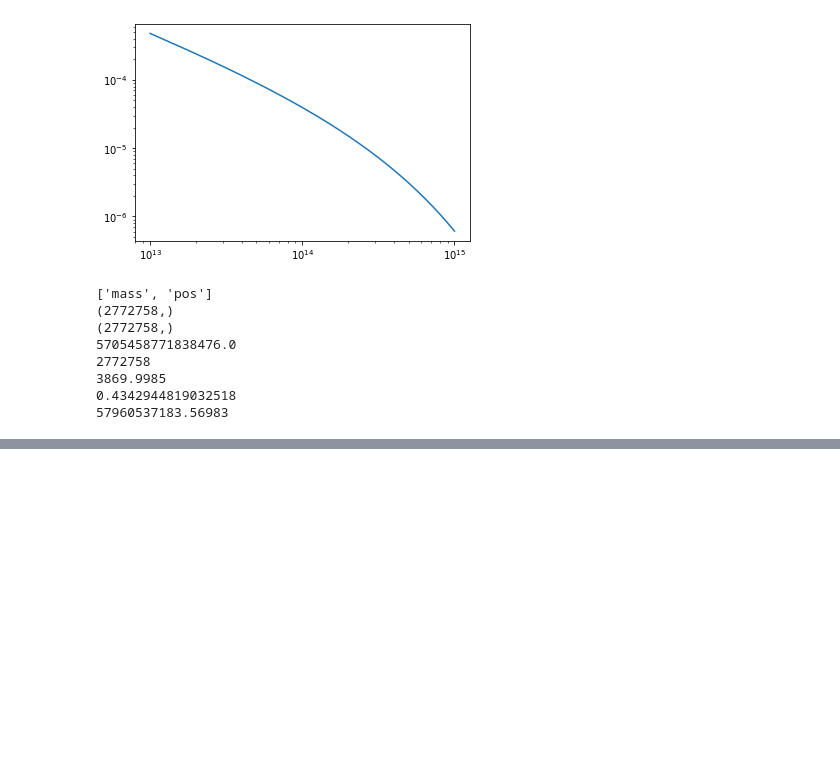
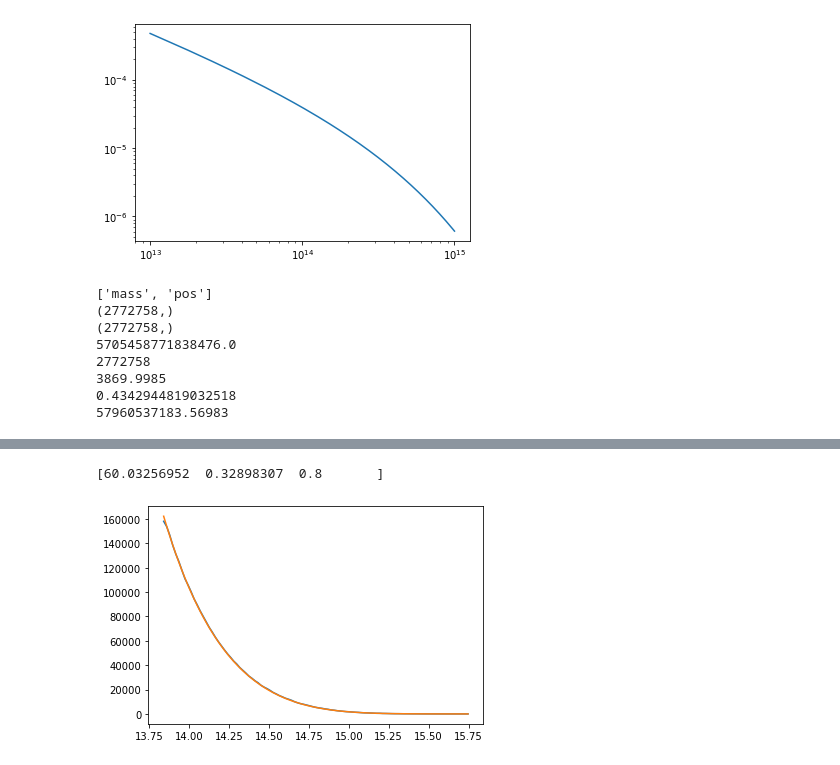
Before and after one commit to AleOzmandis22/Abilita-Informatiche, a Jupyter notebook: Progetto_Abilita_Informatiche.ipynb, the cells around one changed output, grey strips where cells are left out. Cells and saved outputs as stored; diff of their text form; code cells hidden in the pictures; blank space fills up the shorter version.

```diff
--- a/Progetto_Abilita_Informatiche.ipynb
+++ b/Progetto_Abilita_Informatiche.ipynb
@@ -219,0 +223,34 @@ fig = corner.corner(flat_samples, labels=labels)
+# %%
+# Now we do the same fit for the other 4 catalogues
+a1 = np.load('converted_catalog_z0.000_mock0001.npz') # Import the FIRST catalog and read through it
+xmin1 = np.min(a1['mass'])
+xmax1 = np.max(a1['mass'])
+BoxVolume1 = np.amax(a1['pos'])**3.
+
+bin_heights, bin_borders = np.histogram(np.log10(a1['mass']), bins=101, range = (np.log10(xmin1), np.log10(xmax1) ), density = False)
+bin_widths = np.diff(bin_borders)
+bin_centers = bin_borders[:-1] + bin_widths / 2
+
+size1 = bin_widths[0]
+# Let us perform a preliminary fit
+def func(x, c1, c2, c3):
+    params = {'flat': True, 'H0': c1, 'Om0': c2, 'Ob0': 0.049,'sigma8': c3, 'ns': 0.95} # This sets a customized cosmology
+    cosmology.addCosmology('myCosmofit', params)
+    cosmo = cosmology.setCosmology('myCosmofit')
+    mfunc_so = BoxVolume1*size1*(1./np.log10(np.e))*mass_function.massFunction(x, 0.0, mdef = 'vir', model = 'despali16', q_out = 'dndlnM')
+    return mfunc_so
+
+
+xdata1 = 10**(bin_centers)
+ydata1 = bin_heights
+
+popt, pcov = curve_fit(func, xdata1, ydata1, p0=[ 67, 0.3, 0.8], bounds=([60, 0.1, 0.1],[70, 1., 1.])) # Input params and bounds
+
+print(popt) # Plot of estimated parameters (Terrible!)
+
+plt.plot(np.log10(xdata1), ydata1)
+plt.plot(np.log10(xdata1), func(xdata1, popt[0],popt[1], popt[2])) # Improvement needed, something starnge is happening
+plt.show()
+# %% [output]
+[60.03256952  0.32898307  0.8       ]
+[figure, added]
```
Also changed, not shown: parts of 17 cells of this notebook.
